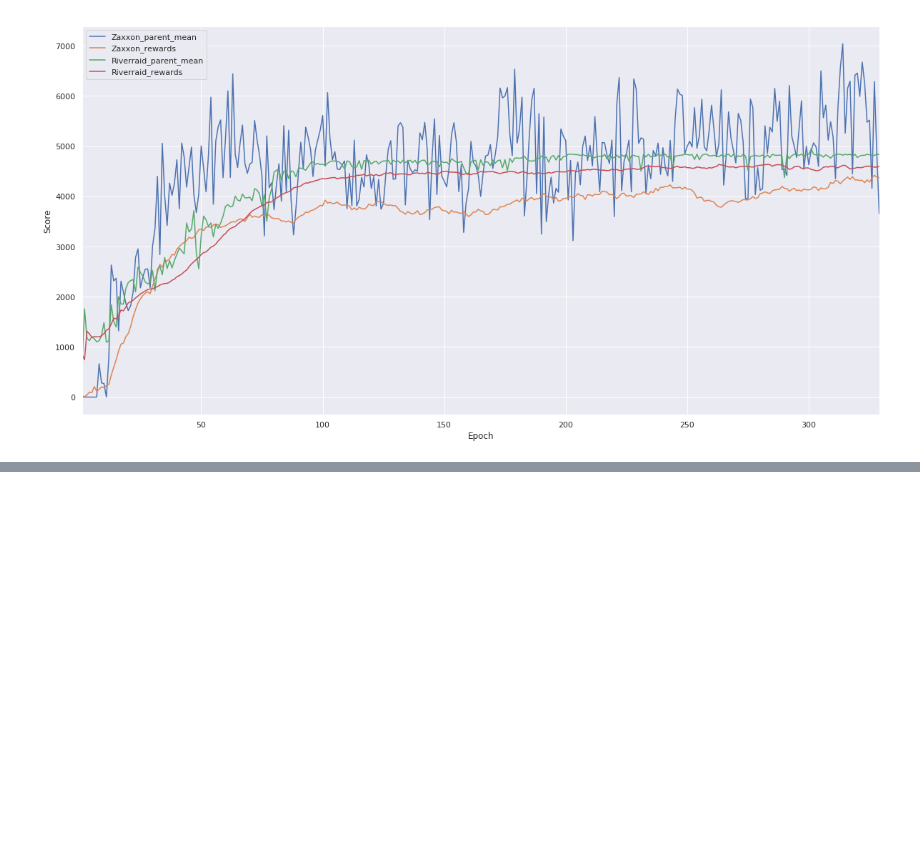
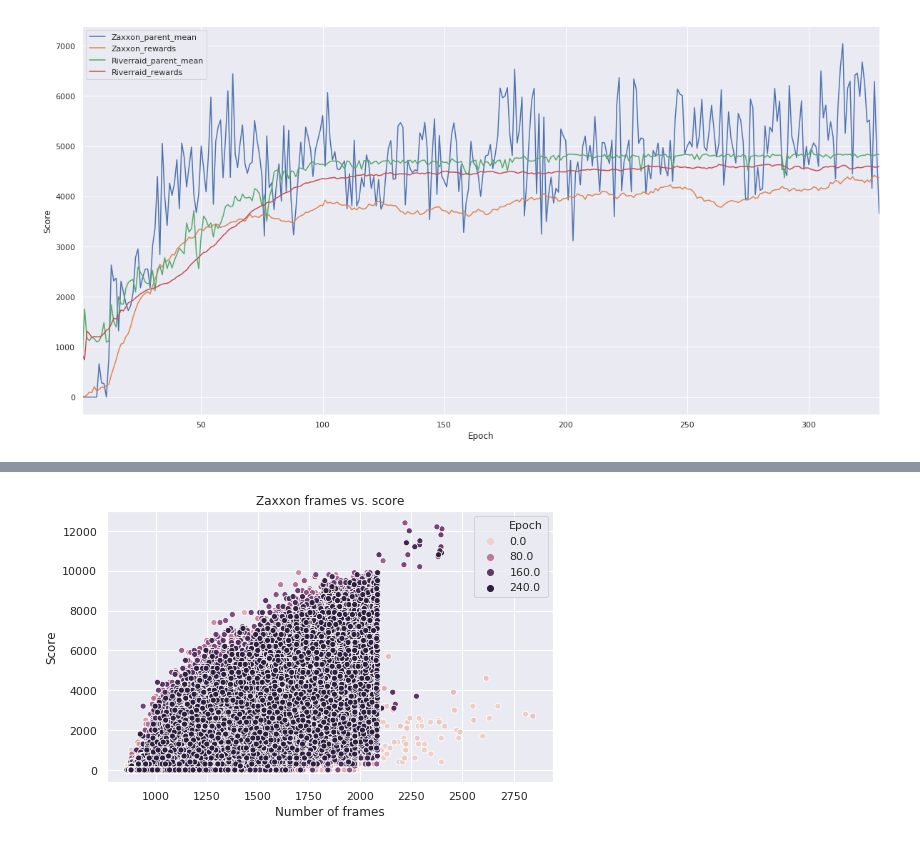
Before and after one commit to deyandyankov/research.mtne, a Jupyter notebook: gpu_implementation/analysis/IJCNN2020.ipynb, the cells around one changed output, grey strips where cells are left out. Saved outputs shown, nothing was run; the diff lists cells and outputs as text; code cells hidden in the pictures; blank space fills up the shorter version.

```diff
--- a/gpu_implementation/analysis/IJCNN2020.ipynb
+++ b/gpu_implementation/analysis/IJCNN2020.ipynb
@@ -50,3 +50,6 @@ p.get_figure().savefig('ijcnn_plots/frames_vs_score_mt_game1.eps')
 # %%
-ijcnn_plots.frames_vs_score(e['MT50k'], 0, iterations=200)
+p = ijcnn_plots.frames_vs_score(e['MT50k'], 0, iterations=200)
+ijcnn_plots.save_plot(p, 'frames_vs_score_mt50k_game0')
+# %% [output]
+[figure, added]
 # %%
```
Also changed, not shown: parts of 9 cells of this notebook, 4 other files.
